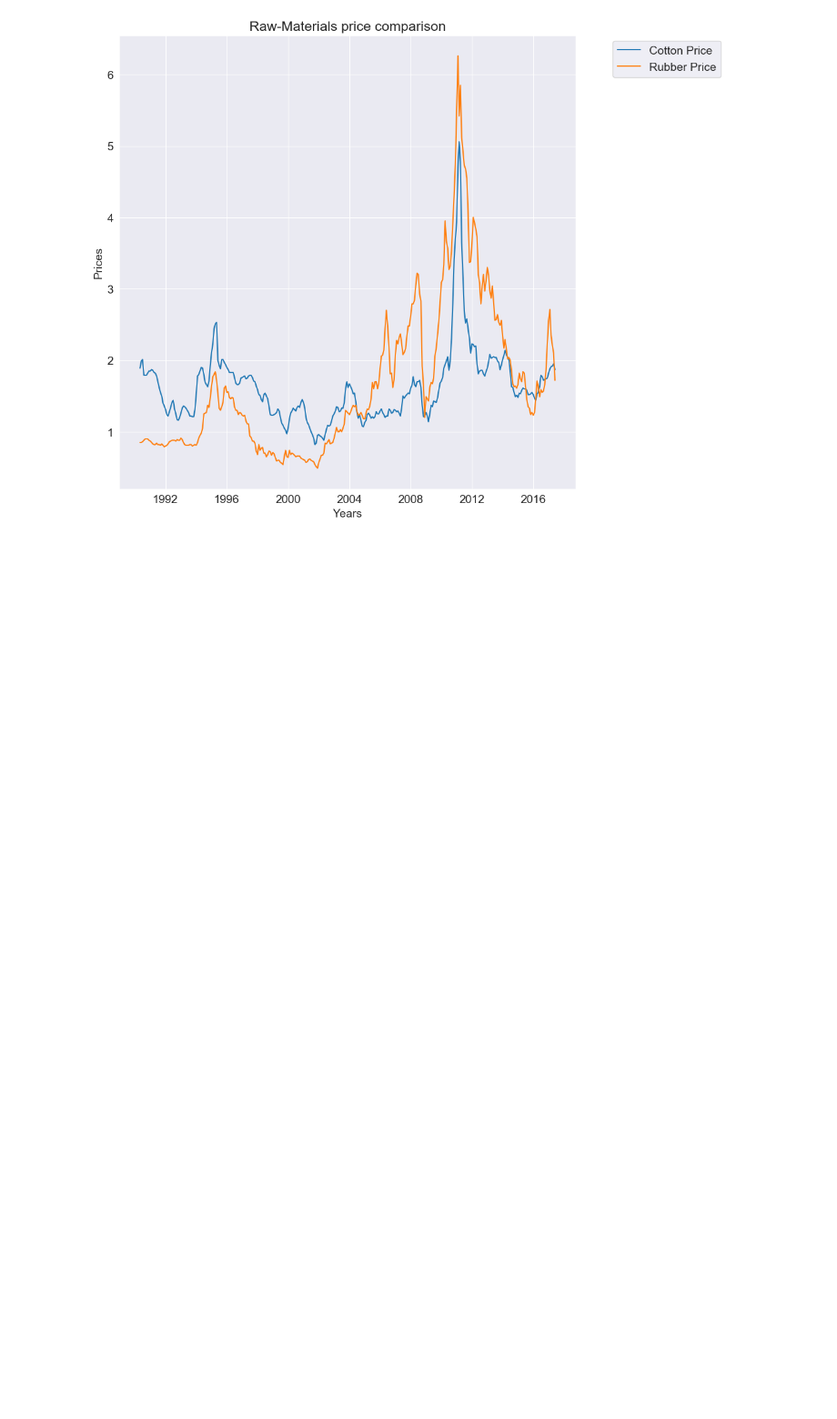
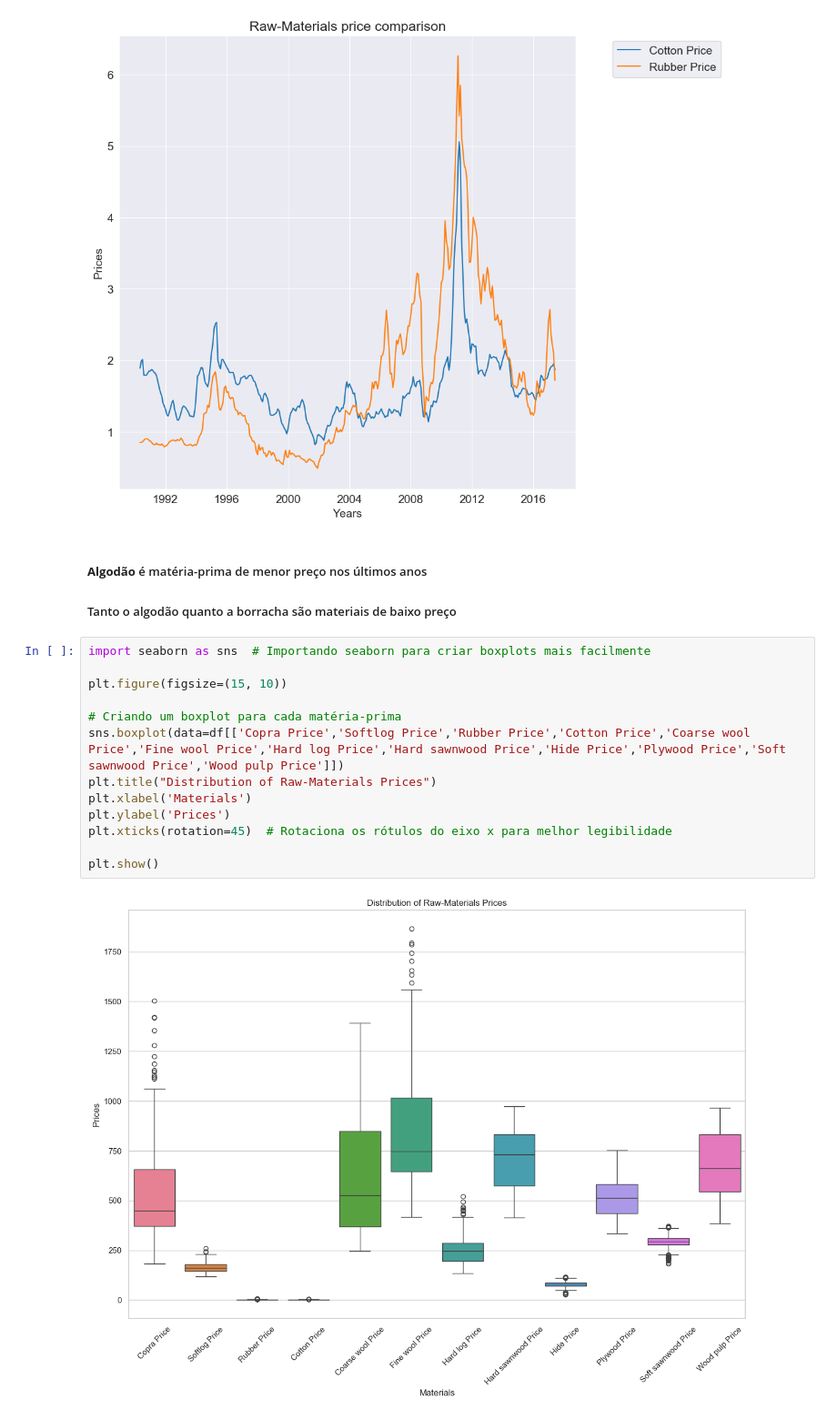
Before and after one commit to NatashaB-randao/Agricultural-Raw-Material-prices-1990-2020-, a Jupyter notebook: Agricultural.ipynb, the cells around one changed output. Shown at 91% size. Drawn from its saved outputs; the diff is of its cells as text; blank space fills up the shorter version.

```diff
--- a/Agricultural.ipynb
+++ b/Agricultural.ipynb
@@ -261,3 +261,21 @@ plt.legend(['Cotton Price','Rubber Price'], loc='upper center', bbox_to_anchor=(
 # %% [output]
 <matplotlib.legend.Legend at 0x...>
 [figure]
+# %% [markdown]
+##### **Algodão** é matéria-prima de menor preço nos últimos anos
+##### Tanto o algodão quanto a borracha são materiais de baixo preço
+# %%
+import seaborn as sns  # Importando seaborn para criar boxplots mais facilmente
+
+plt.figure(figsize=(15, 10))
+
+# Criando um boxplot para cada matéria-prima
+sns.boxplot(data=df[['Copra Price','Softlog Price','Rubber Price','Cotton Price','Coarse wool Price','Fine wool Price','Hard log Price','Hard sawnwood Price','Hide Price','Plywood Price','Soft sawnwood Price','Wood pulp Price']])
+plt.title("Distribution of Raw-Materials Prices")
+plt.xlabel('Materials')
+plt.ylabel('Prices')
+plt.xticks(rotation=45)  # Rotaciona os rótulos do eixo x para melhor legibilidade
+
+plt.show()
+# %% [output]
+[figure, added]
```
Also changed, not shown: parts of 11 cells of this notebook.
